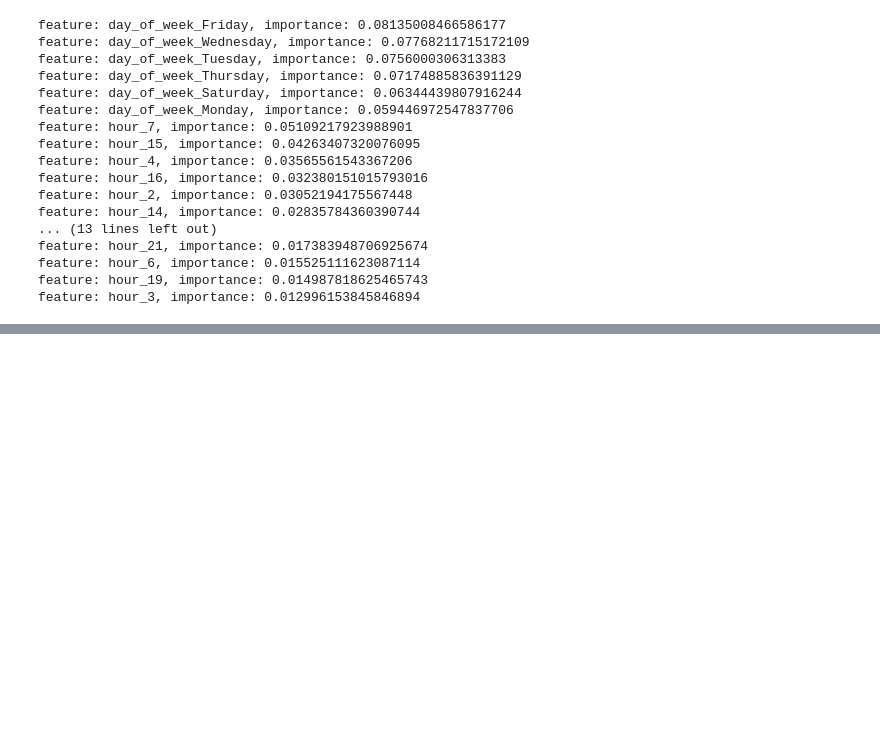
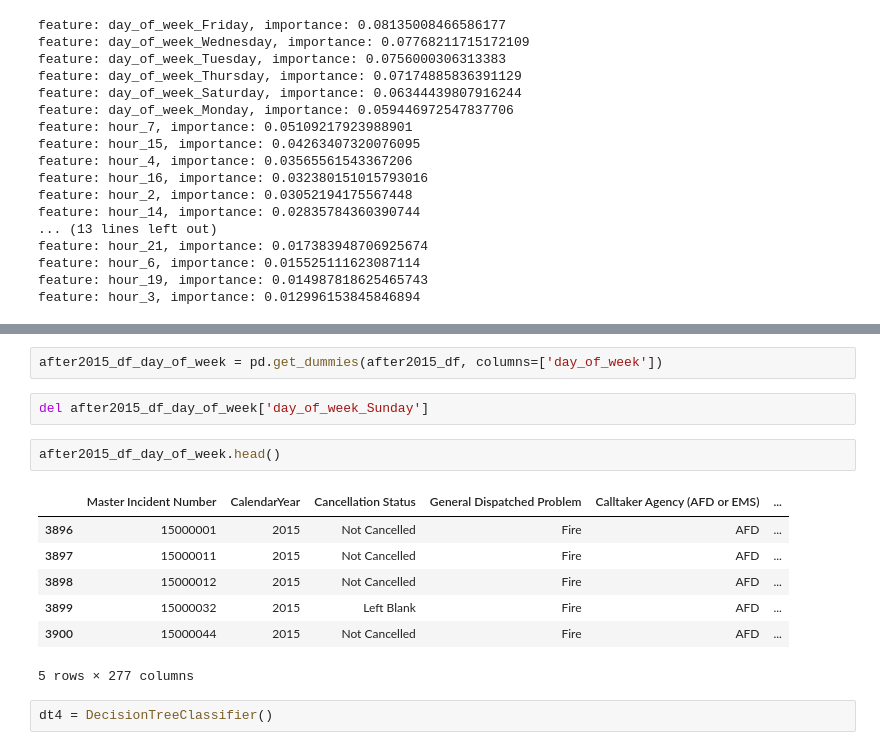
Before and after one commit to madderle/Hack-Austin, a Jupyter notebook: Response Area Response Time Prediction.ipynb, the cells around one changed output, grey strips where cells are left out. Cells and saved outputs as stored; diff of their text form; blank space fills up the shorter version.

```diff
--- a/Response Area Response Time Prediction.ipynb
+++ b/Response Area Response Time Prediction.ipynb
@@ -818,0 +1591,16 @@ feature: hour_3, importance: 0.012996153845846894
+# %%
+after2015_df_day_of_week = pd.get_dummies(after2015_df, columns=['day_of_week'])
+# %%
+del after2015_df_day_of_week['day_of_week_Sunday']
+# %%
+after2015_df_day_of_week.head()
+# %% [output]
+|  | Master Incident Number | CalendarYear | Cancellation Status | General Dispatched Problem | Calltaker Agency (AFD or EMS) | ... |
+| 3896 | 15000001 | 2015 | Not Cancelled | Fire | AFD | ... |
+| 3897 | 15000011 | 2015 | Not Cancelled | Fire | AFD | ... |
+| 3898 | 15000012 | 2015 | Not Cancelled | Fire | AFD | ... |
+| 3899 | 15000032 | 2015 | Left Blank | Fire | AFD | ... |
+| 3900 | 15000044 | 2015 | Not Cancelled | Fire | AFD | ... |
+5 rows × 277 columns
+# %%
+dt4 = DecisionTreeClassifier()
```
Also changed, not shown: parts of 51 cells of this notebook.
